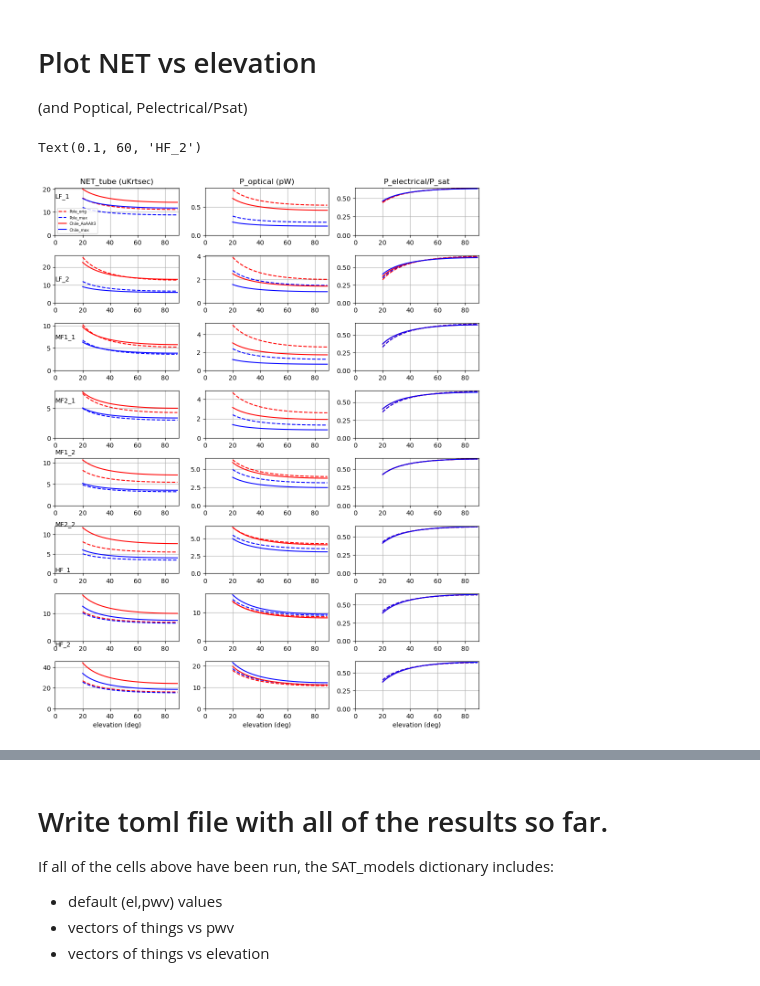
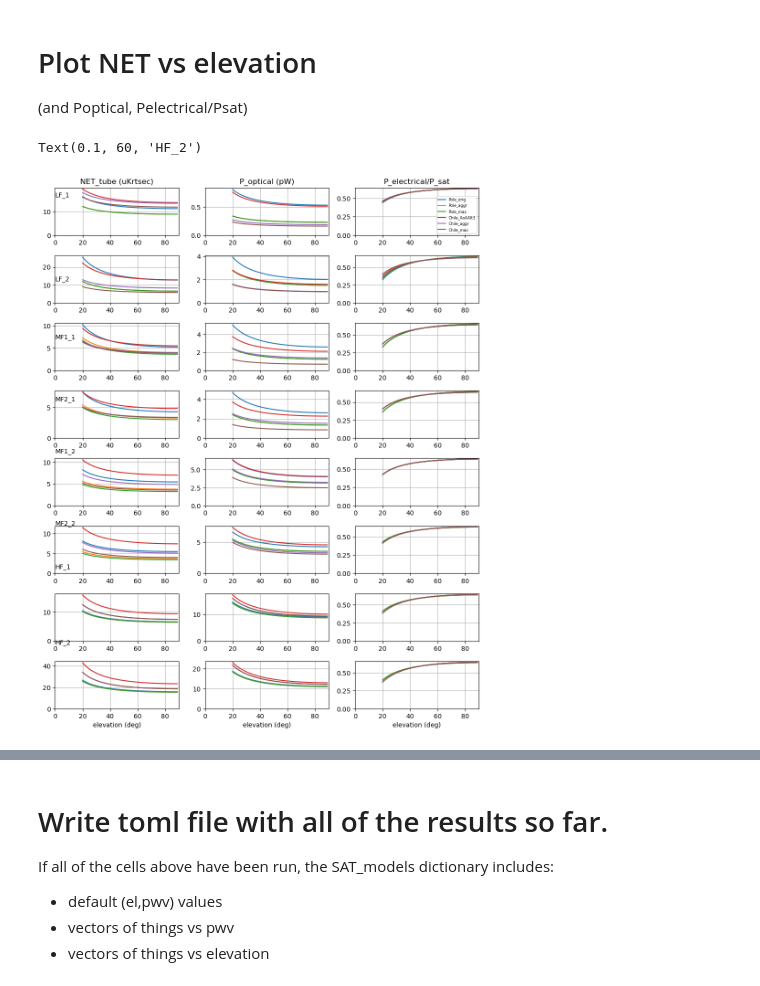
Before and after one commit to CMB-S4/bolo_calc_runs, a Jupyter notebook: jbolo/AoA/2024/SAT_NETs_Chile.ipynb, the cells around one changed output, grey strips where cells are left out. Drawn from its saved outputs; the diff is of its cells as text; code cells hidden in the pictures.

```diff
--- a/jbolo/AoA/2024/SAT_NETs_Chile.ipynb
+++ b/jbolo/AoA/2024/SAT_NETs_Chile.ipynb
@@ -73,7 +77,7 @@ SAT_models['Chile_max_f145']={  # Atacama max mapping speed w/ larger HWP, such
 # %% [markdown]
 We're going to do this a very simple way, where we explicitly run each sim and plot it before moving on to the next.
 # %%
-models = ['Pole_orig','Pole_aggr','Pole_max','Chile_AoAAlt3','Chile_aggr','Chile_max', 'Chile_max_f145']
+models = ['Pole_orig','Pole_aggr','Pole_max','Chile_AoAAlt3','Chile_aggr','Chile_max']
 
 sims={}
 # Run each model
@@ -203,7 +207,7 @@ Chile_max         0.70   0.37   0.73   0.68   0.40   0.35   0.12   0.08
 plt.rcParams.update({'font.size': 14})
 plt.rcParams['figure.figsize'] = [8, 6]
 
-yamlfile = 'yamls/'+'SAT_HWP_aggr_20240916.yaml'
+yamlfile = 'yamls/'+'SAT_HWP_aggr_20240924.yaml'
 
 chs = ['MF_1_1', 'MF_2_1', 'MF_1_2', 'MF_2_2']
 
@@ -258,7 +248,7 @@ different toml file for each SAT model.
 
 We want to set Psat to the value designed for (elev0, pwv0), then keep it fixed after that.
 # %%
-writefile = False  # set to true to write output toml files
+writefile = True  # set to true to write output toml files
 
 elev0 = 50 # degrees
 
@@ -323,7 +313,8 @@ for model in SAT_models.keys():
 
 
     if writefile==True:
-        toml_output_file = 'SAT_NET_v_pwv_'+str(model)+'.toml'
+        output_dict=SAT_models[model]
+        toml_output_file = 'SAT_NET_v_pwv_'+str(model)+'20240927.toml'
         with open(toml_output_file, "w") as toml_file:
             toml.dump(output_dict, toml_file, encoder=toml.TomlNumpyEncoder())
 # %% [output]
@@ -434,7 +430,7 @@ Text(0.1, 60, 'HF_2')
 # %% [markdown]
 # NET vs elevation
 # %%
-writefile = False  # set to true to write output toml files
+writefile = True  # set to true to write output toml files
 
 # Run cells above first, need to set default Psats.
 
@@ -497,7 +493,7 @@ for model in SAT_models.keys():
 
 
     if writefile==True:
-        toml_output_file = 'SAT_NET_v_elev_'+str(model)+'.toml'
+        toml_output_file = 'SAT_NET_v_elev_'+str(model)+'20240922.toml'
         with open(toml_output_file, "w") as toml_file:
             toml.dump(output_dict, toml_file, encoder=toml.TomlNumpyEncoder())
 # %% [output]
@@ -525,9 +523,10 @@ mm = 0
 for model in SAT_models.keys():
     ii=0
     for ch in SAT_models[model]['channels']:
-        axs[ii][col].plot(SAT_models[model]['vary_elev']['elev_vec'],SAT_models[model]['vary_elev'][ch]['NET_tube'],
-                          color = lcolor[mm],
-                          linestyle=ltypes[mm], label=model)
+        axs[ii][col].plot(SAT_models[model]['vary_elev']['elev_vec'],SAT_models[model]['vary_elev'][ch]['NET_tube'],label=model)
+                        # ,
+                        #   color = lcolor[mm],
+                        #   linestyle=ltypes[mm], label=model)
         #axs[ii][col].text(0.1,50,ch)
         ii += 1
     mm += 1
@@ -537,9 +536,10 @@ mm = 0
 for model in SAT_models.keys():
     ii=0
     for ch in SAT_models[model]['channels']:
-        axs[ii][col].plot(SAT_models[model]['vary_elev']['elev_vec'],SAT_models[model]['vary_elev'][ch]['P_opt'],
-                          color = lcolor[mm],
-                          linestyle=ltypes[mm], label=model)
+        axs[ii][col].plot(SAT_models[model]['vary_elev']['elev_vec'],SAT_models[model]['vary_elev'][ch]['P_opt'],label=model)
+                        # ,
+                        #   color = lcolor[mm],
+                        #   linestyle=ltypes[mm], label=model)
         #axs[ii][col].text(0.1,50,ch)
         ii += 1
     mm += 1
@@ -552,37 +552,38 @@ for model in SAT_models.keys():
         P_sat = SAT_models[model][ch]['P_sat']
         P_opt = SAT_models[model]['vary_elev'][ch]['P_opt']
         P_elec =  P_sat-P_opt
-        axs[ii][col].plot(SAT_models[model]['vary_elev']['elev_vec'],P_elec/P_sat,
-                          color = lcolor[mm],
-                          linestyle=ltypes[mm])
+        axs[ii][col].plot(SAT_models[model]['vary_elev']['elev_vec'],P_elec/P_sat,label=model)
+                        # ,
+                        #   color = lcolor[mm],
+                        #   linestyle=ltypes[mm])
         #axs[ii][col].text(0.1,50,ch)
         ii += 1
     mm += 1
 
 for ii in np.arange(8):
 #    axs[ii][0].set_ylim(0)
 #    axs[ii][0].set_xlim(0,1)
 #    axs[ii][1].set_ylim(0)
 #    axs[ii][1].set_xlim(0,3)
     for col in [0,1,2]:
         axs[ii][col].grid()
         axs[ii][col].set_xlim(0,90)
         axs[ii][col].set_ylim(0)
         axs[7][col].set_xlabel('elevation (deg)')
 
-axs[0][0].legend(fontsize=6)
+axs[0][2].legend(fontsize=6)
 
 axs[0][0].set_title('NET_tube (uKrtsec)')
 axs[0][1].set_title('P_optical (pW)')
 axs[0][2].set_title('P_electrical/P_sat')
 axs[0][0].text(.1,16,'LF_1')
 axs[1][0].text(.1,12,'LF_2')
 axs[2][0].text(.1,7,'MF1_1')
 axs[3][0].text(.1,6,'MF2_1')
 axs[4][0].text(.1,12,'MF1_2')
 axs[5][0].text(.1,12,'MF2_2')
 axs[6][0].text(.1,25,'HF_1')
 axs[7][0].text(.1,60,'HF_2')
 # %% [output]
 Text(0.1, 60, 'HF_2')
-[figure, old version]
+[figure, new version]
```
Also changed, not shown: parts of 20 cells of this notebook, 15 other files.
